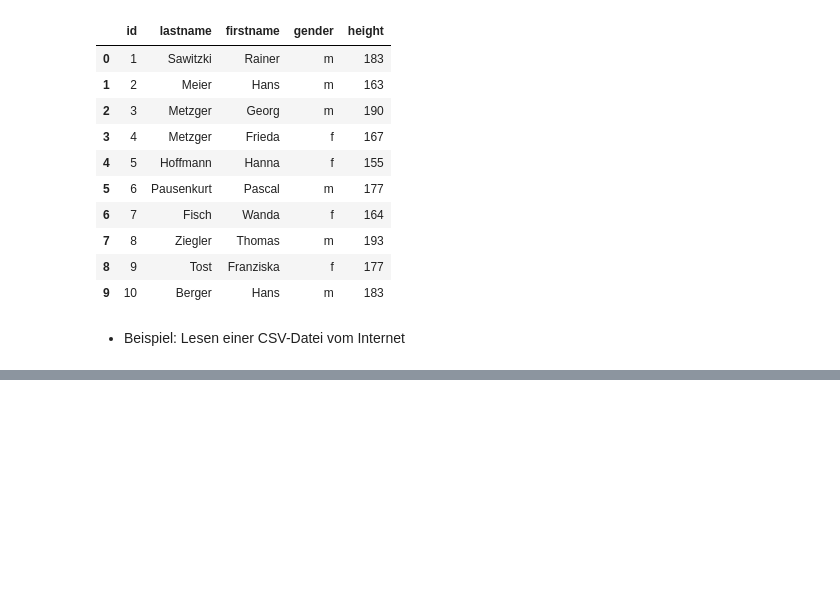
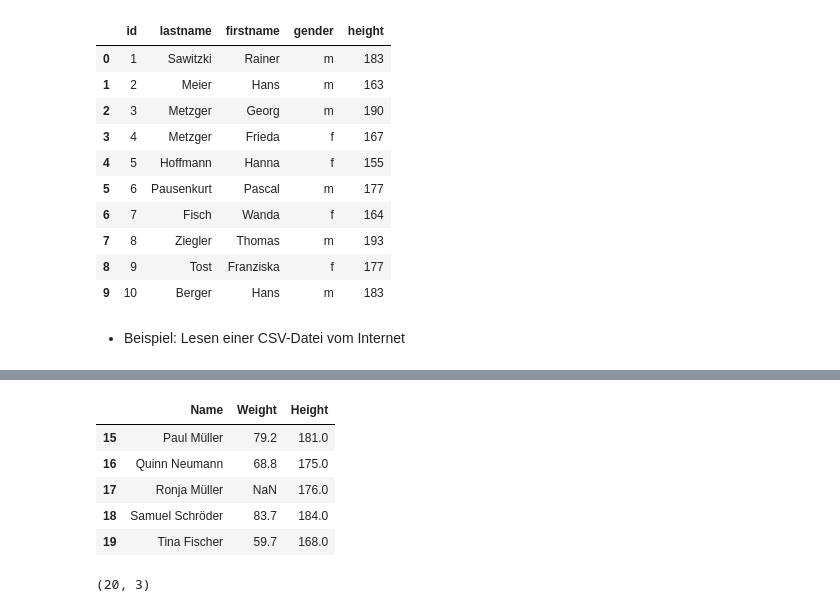
Before and after one commit to Javacream/org.javacream.training.python, a Jupyter notebook: DataAnalysis/first_data_analysis.ipynb, the cells around one changed output, grey strips where cells are left out. Saved outputs shown, nothing was run; the diff lists cells and outputs as text; code cells hidden in the pictures; blank space fills up the shorter version.

```diff
--- a/DataAnalysis/first_data_analysis.ipynb
+++ b/DataAnalysis/first_data_analysis.ipynb
@@ -101,0 +123,13 @@ pd.read_csv('https://raw.githubusercontent.com/lawlesst/vivo-sample-data/refs/he
+# %%
+df.tail()
+# %% [output]
+|  | Name | Weight | Height |
+| 15 | Paul Müller | 79.2 | 181.0 |
+| 16 | Quinn Neumann | 68.8 | 175.0 |
+| 17 | Ronja Müller | NaN | 176.0 |
+| 18 | Samuel Schröder | 83.7 | 184.0 |
+| 19 | Tina Fischer | 59.7 | 168.0 |
+# %%
+df.shape
+# %% [output]
+(20, 3)
```
Also changed, not shown: parts of 8 cells of this notebook, 1 other file.
